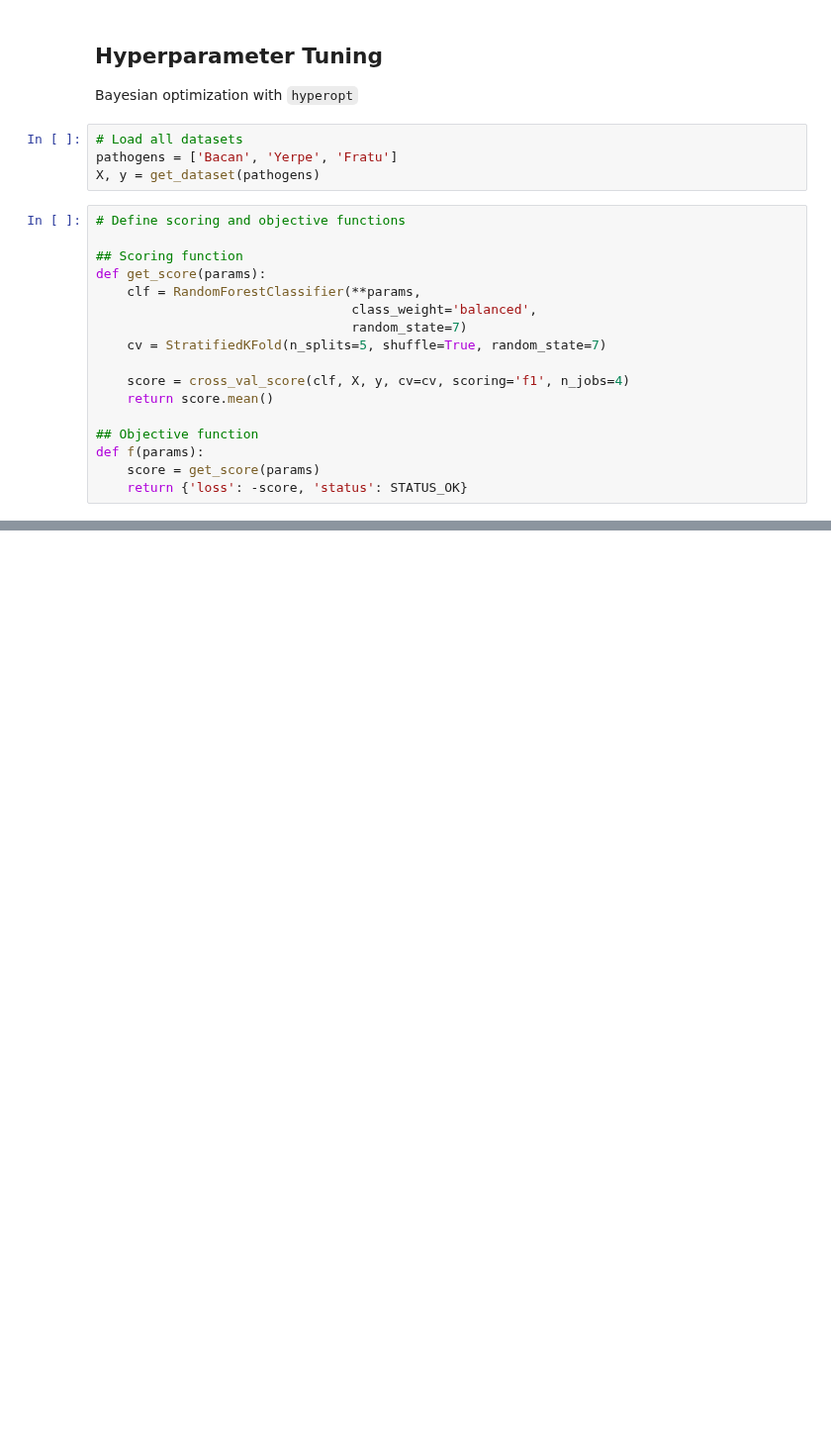
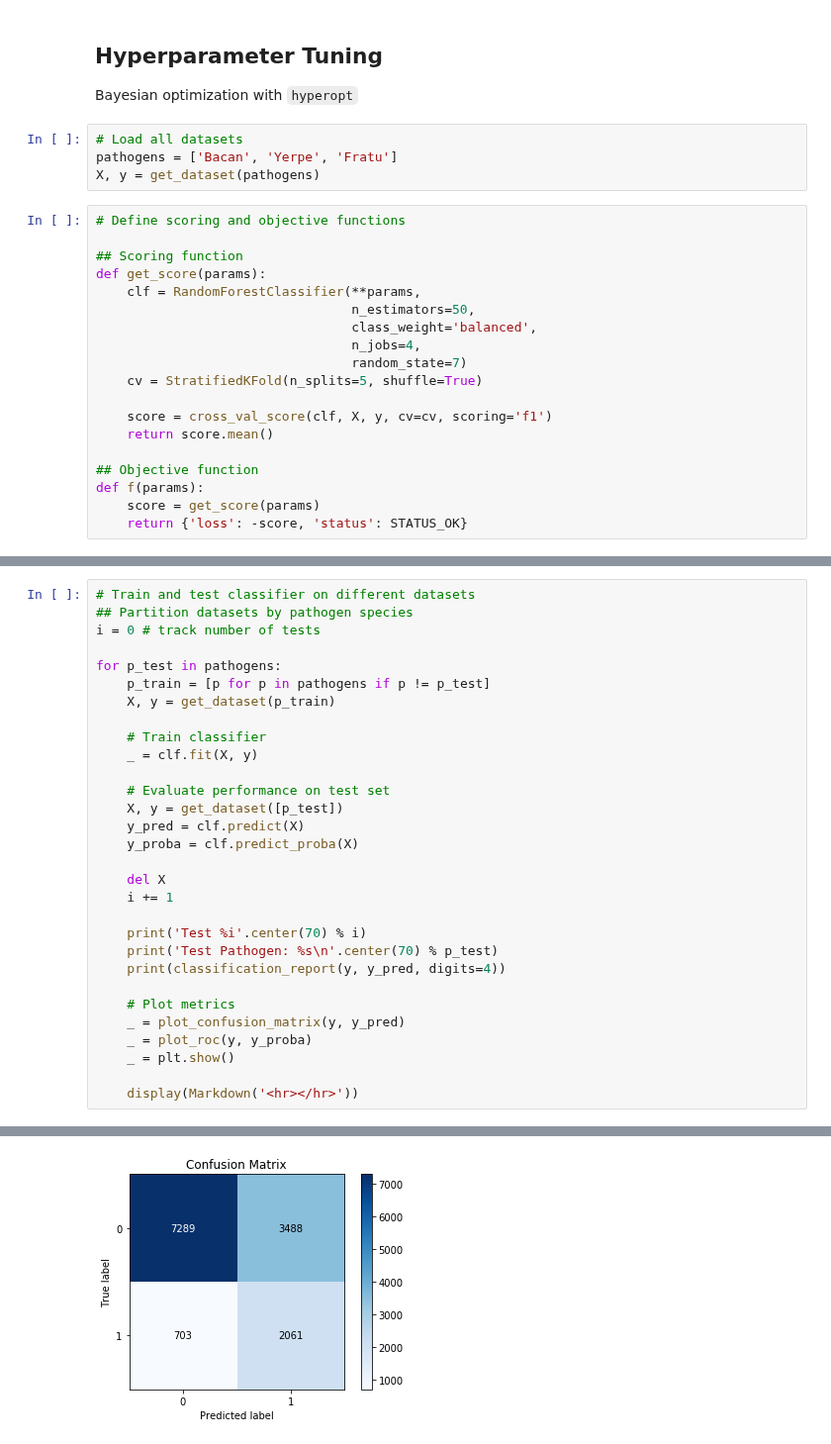
Before and after one commit to reinhartg/HP-PPI-prediction, a Jupyter notebook: codes/4. Classifier Training.ipynb, the cells around one changed output, grey strips where cells are left out. Shown at 99% size. Saved outputs shown, nothing was run; the diff lists cells and outputs as text; blank space fills up the shorter version.

```diff
--- a/codes/4. Classifier Training.ipynb
+++ b/codes/4. Classifier Training.ipynb
@@ -58,11 +65,13 @@ X, y = get_dataset(pathogens)
 ## Scoring function
 def get_score(params):
     clf = RandomForestClassifier(**params,
+                                 n_estimators=50,
                                  class_weight='balanced',
+                                 n_jobs=4,
                                  random_state=7)
-    cv = StratifiedKFold(n_splits=5, shuffle=True, random_state=7)
+    cv = StratifiedKFold(n_splits=5, shuffle=True)
 
-    score = cross_val_score(clf, X, y, cv=cv, scoring='f1', n_jobs=4)
+    score = cross_val_score(clf, X, y, cv=cv, scoring='f1')
     return score.mean()
 
 ## Objective function
@@ -192,0 +167,31 @@ _ = feat_importances.nlargest(10).plot(kind='bar')
+# %%
+# Train and test classifier on different datasets
+## Partition datasets by pathogen species
+i = 0 # track number of tests
+
+for p_test in pathogens:
+    p_train = [p for p in pathogens if p != p_test]
+    X, y = get_dataset(p_train)
+
+    # Train classifier
+    _ = clf.fit(X, y)
+
+    # Evaluate performance on test set
+    X, y = get_dataset([p_test])
+    y_pred = clf.predict(X)
+    y_proba = clf.predict_proba(X)
+
+    del X
+    i += 1
+
+    print('Test %i'.center(70) % i)
+    print('Test Pathogen: %s\n'.center(70) % p_test)
+    print(classification_report(y, y_pred, digits=4))
+
+    # Plot metrics
+    _ = plot_confusion_matrix(y, y_pred)
+    _ = plot_roc(y, y_proba)
+    _ = plt.show()
+
+    display(Markdown('<hr></hr>'))
+# %% [output]
@@ -192,0 +209 @@ _ = feat_importances.nlargest(10).plot(kind='bar')
+[figure, added]
```
Also changed, not shown: parts of 11 cells of this notebook.
